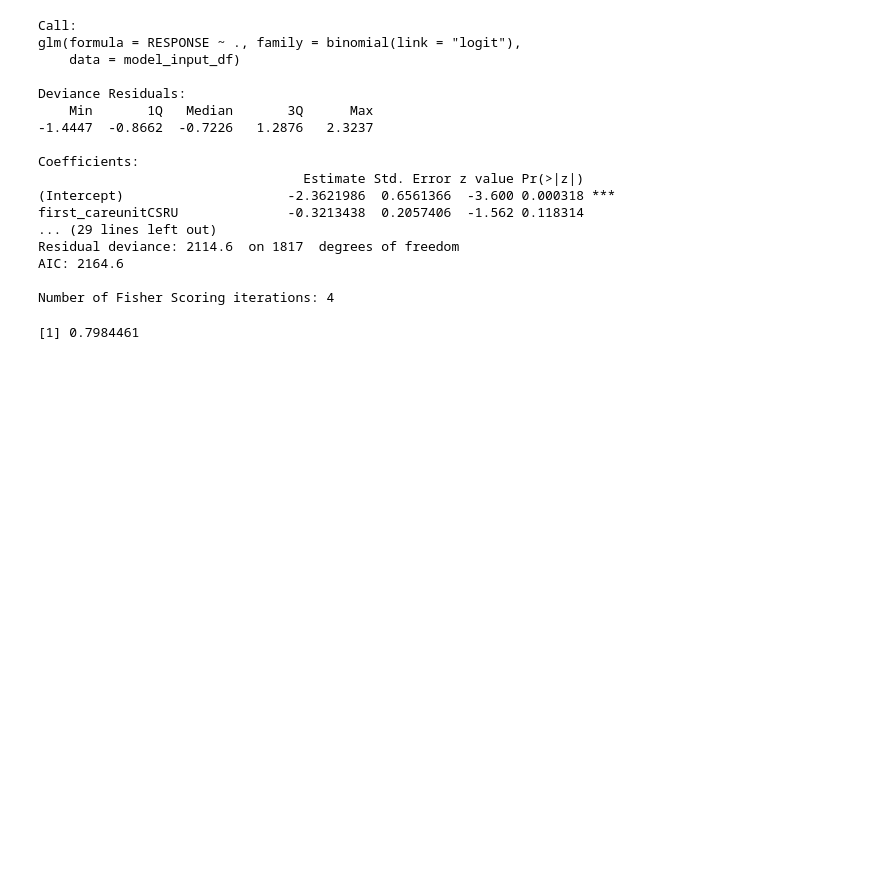
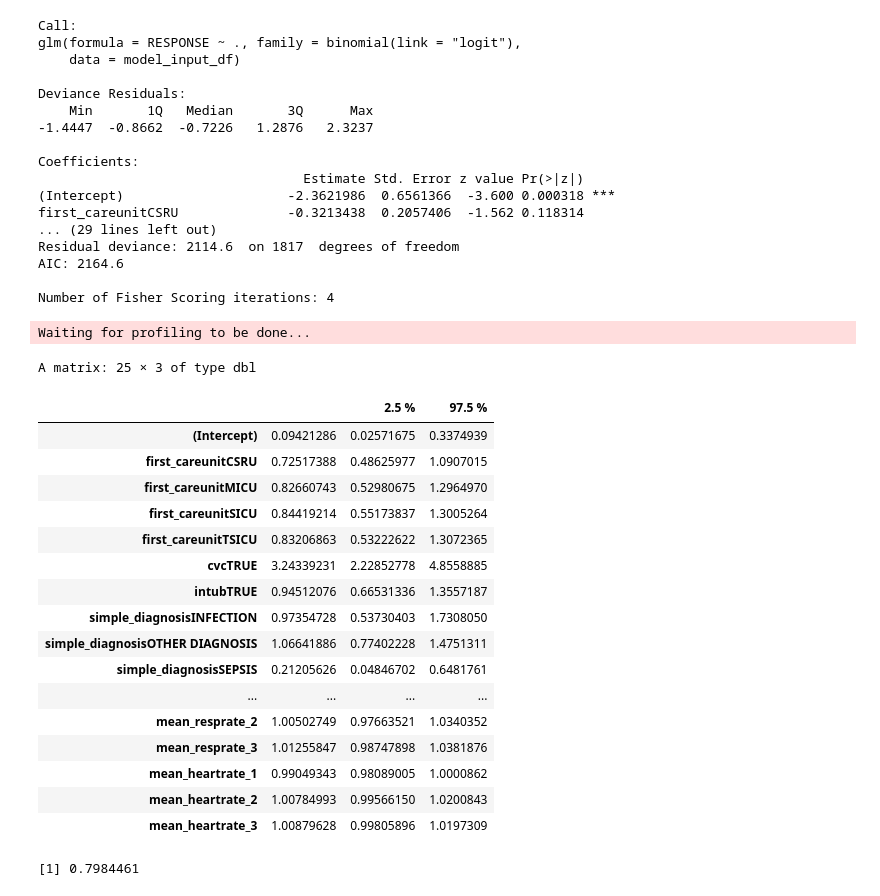
Before and after one commit to ruoyijiang/general, a Jupyter notebook: R_Pressor_Outcomes.ipynb, the cells around one changed output. Saved outputs shown, nothing was run; the diff lists cells and outputs as text; code cells hidden in the pictures; blank space fills up the shorter version.

```diff
--- a/projects/haimovich_pressors/R_Pressor_Outcomes.ipynb
+++ b/R_Pressor_Outcomes.ipynb
@@ -1646,6 +1635,28 @@ Residual deviance: 2114.6  on 1817  degrees of freedom
 AIC: 2164.6
 
 Number of Fisher Scoring iterations: 4
+# %%
+exp(cbind(coef(model), confint(model)))
+# %% [output]
+Waiting for profiling to be done...
+A matrix: 25 × 3 of type dbl
+|  |  | 2.5 % | 97.5 % |
+| (Intercept) | 0.09421286 | 0.02571675 | 0.3374939 |
+| first_careunitCSRU | 0.72517388 | 0.48625977 | 1.0907015 |
+| first_careunitMICU | 0.82660743 | 0.52980675 | 1.2964970 |
+| first_careunitSICU | 0.84419214 | 0.55173837 | 1.3005264 |
+| first_careunitTSICU | 0.83206863 | 0.53222622 | 1.3072365 |
+| cvcTRUE | 3.24339231 | 2.22852778 | 4.8558885 |
+| intubTRUE | 0.94512076 | 0.66531336 | 1.3557187 |
+| simple_diagnosisINFECTION | 0.97354728 | 0.53730403 | 1.7308050 |
+| simple_diagnosisOTHER DIAGNOSIS | 1.06641886 | 0.77402228 | 1.4751311 |
+| simple_diagnosisSEPSIS | 0.21205626 | 0.04846702 | 0.6481761 |
+| ... | ... | ... | ... |
+| mean_resprate_2 | 1.00502749 | 0.97663521 | 1.0340352 |
+| mean_resprate_3 | 1.01255847 | 0.98747898 | 1.0381876 |
+| mean_heartrate_1 | 0.99049343 | 0.98089005 | 1.0000862 |
+| mean_heartrate_2 | 1.00784993 | 0.99566150 | 1.0200843 |
+| mean_heartrate_3 | 1.00879628 | 0.99805896 | 1.0197309 |
 # %%
 k <- 3
 kfCV <- cv.glm(data=model_input_df, glmfit=model, K=k)
```
Also changed, not shown: parts of 11 cells of this notebook, 2 other files.
